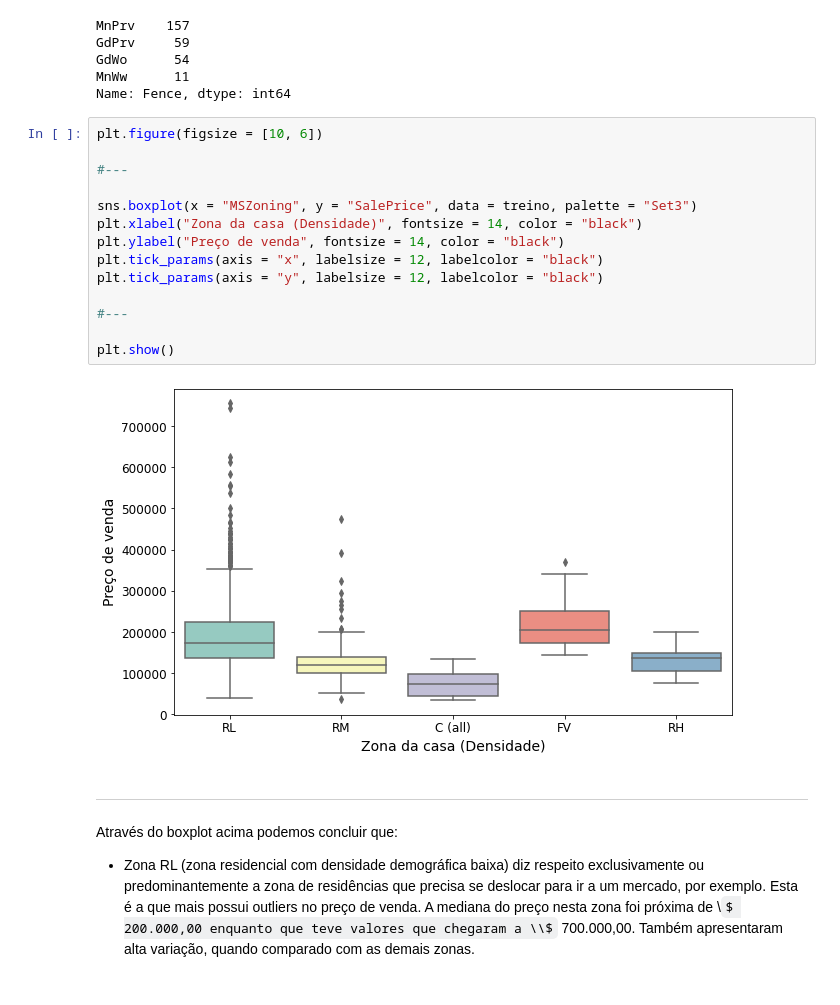
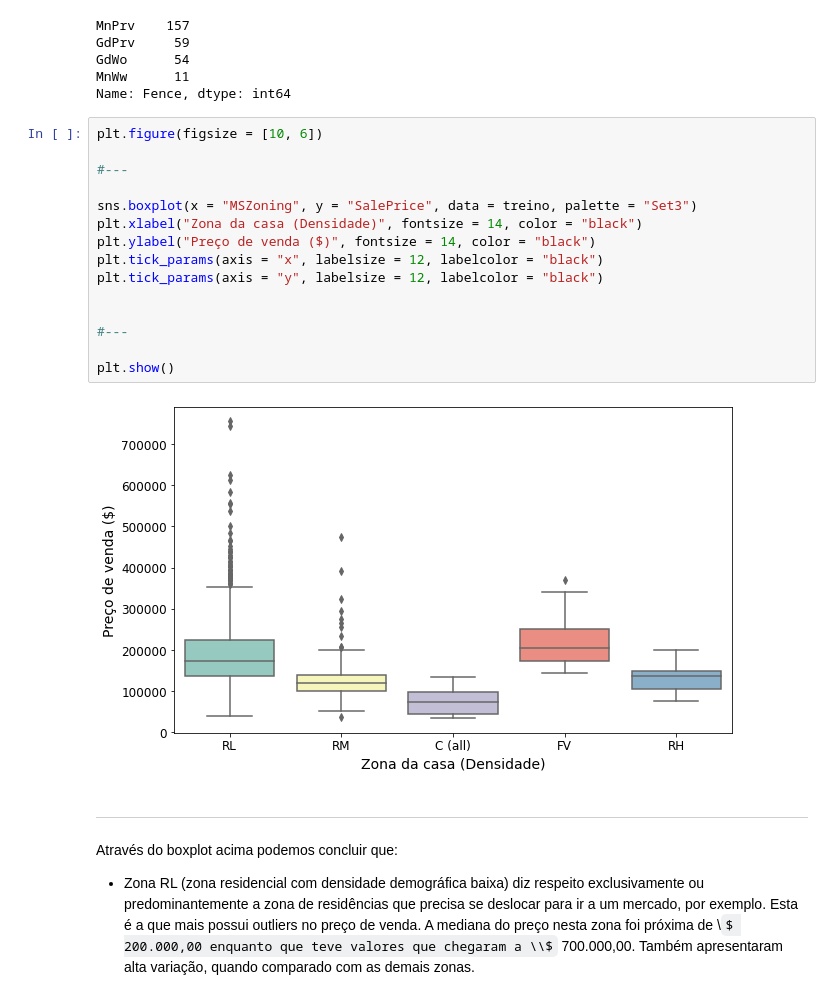
Before and after one commit to barbosarafael/Projetos, a Jupyter notebook: House Prices - Advanced Regression Techniques/notebook_house_prices.ipynb, the cells around one changed output. Drawn from its saved outputs; the diff is of its cells as text; some formulas as TeX source.

```diff
--- a/House Prices - Advanced Regression Techniques/notebook_house_prices.ipynb
+++ b/House Prices - Advanced Regression Techniques/notebook_house_prices.ipynb
@@ -267,19 +267,20 @@ Name: Fence, dtype: int64
 # %%
 plt.figure(figsize = [10, 6])
 
 #---
 
 sns.boxplot(x = "MSZoning", y = "SalePrice", data = treino, palette = "Set3")
 plt.xlabel("Zona da casa (Densidade)", fontsize = 14, color = "black")
-plt.ylabel("Preço de venda", fontsize = 14, color = "black")
+plt.ylabel("Preço de venda ($)", fontsize = 14, color = "black")
 plt.tick_params(axis = "x", labelsize = 12, labelcolor = "black")
 plt.tick_params(axis = "y", labelsize = 12, labelcolor = "black")
+
 
 #---
 
 plt.show()
 # %% [output]
-[figure, old version]
+[figure, new version]
 # %% [markdown]
 ---
 
```
Also changed, not shown: parts of 5 cells of this notebook.
